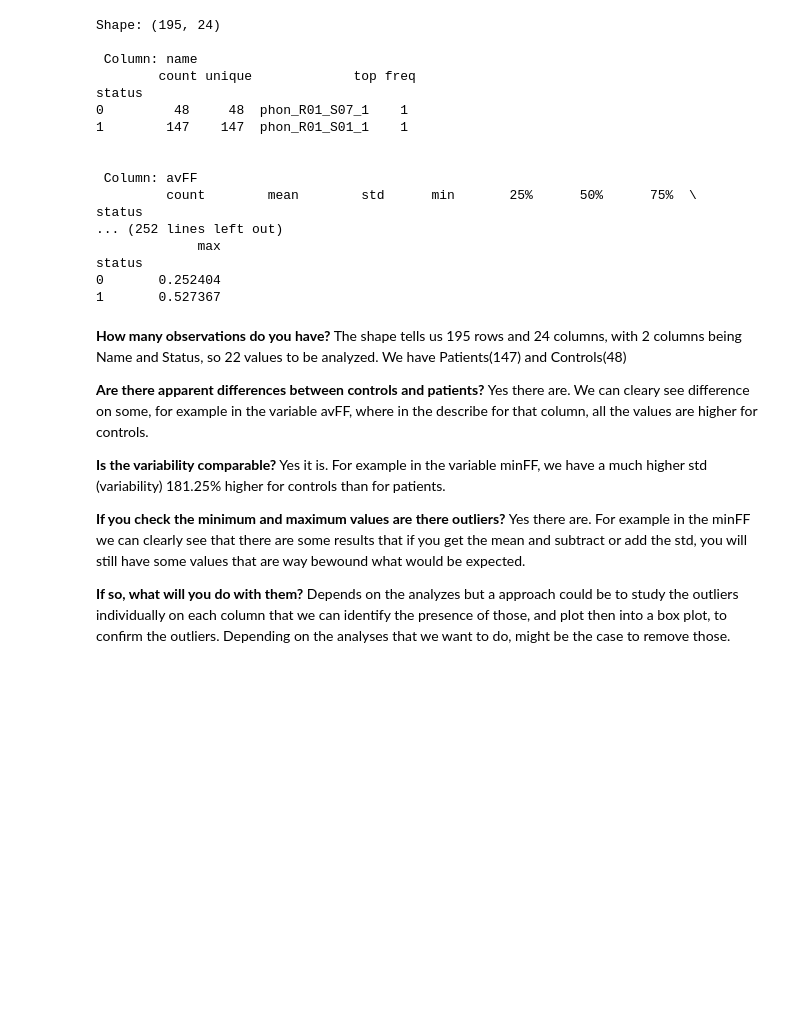
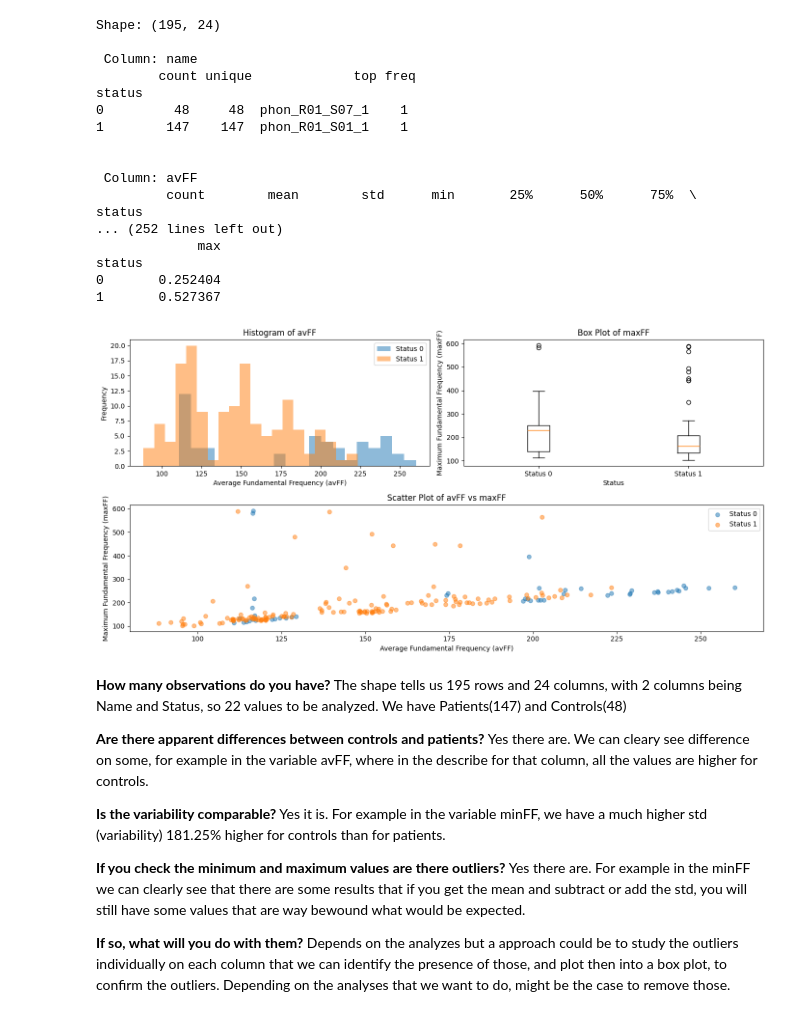
Before and after one commit to felipsant/L5_TeamO_Collaborative_Story, a Jupyter notebook: Collaborative coding.ipynb, the cells around one changed output. Saved outputs shown, nothing was run; the diff lists cells and outputs as text; code cells hidden in the pictures; blank space fills up the shorter version.

```diff
--- a/Collaborative coding.ipynb
+++ b/Collaborative coding.ipynb
@@ -111,6 +113,43 @@ status
 status
 0       0.252404
 1       0.527367
+# %%
+import matplotlib.pyplot as plt
+
+# Ensure that your DataFrame is named 'df' and has been correctly loaded
+
+# Histogram for avFF
+plt.figure(figsize=(14, 7))
+
+# First subplot: Histogram of avFF
+plt.subplot(2, 2, 1)
+plt.hist(df[df['status'] == '0']['avFF'], bins=20, alpha=0.5, label='Status 0')
+plt.hist(df[df['status'] == '1']['avFF'], bins=20, alpha=0.5, label='Status 1')
+plt.xlabel('Average Fundamental Frequency (avFF)')
+plt.ylabel('Frequency')
+plt.title('Histogram of avFF')
+plt.legend()
+
+# Second subplot: Box plot for maxFF
+plt.subplot(2, 2, 2)
+plt.boxplot([df[df['status'] == '0']['maxFF'], df[df['status'] == '1']['maxFF']], labels=['Status 0', 'Status 1'])
+plt.xlabel('Status')
+plt.ylabel('Maximum Fundamental Frequency (maxFF)')
+plt.title('Box Plot of maxFF')
+
+# Third subplot: Scatter plot for avFF vs maxFF
+plt.subplot(2, 1, 2)
+plt.scatter(df[df['status'] == '0']['avFF'], df[df['status'] == '0']['maxFF'], alpha=0.5, label='Status 0')
+plt.scatter(df[df['status'] == '1']['avFF'], df[df['status'] == '1']['maxFF'], alpha=0.5, label='Status 1')
+plt.xlabel('Average Fundamental Frequency (avFF)')
+plt.ylabel('Maximum Fundamental Frequency (maxFF)')
+plt.title('Scatter Plot of avFF vs maxFF')
+plt.legend()
+
+plt.tight_layout()
+plt.show()
+# %% [output]
+[figure, added]
 # %% [markdown]
 <b>How many observations do you have?</b>
 The shape tells us 195 rows and 24 columns, with 2 columns being Name and Status, so 22 values to be analyzed.
```
Also changed, not shown: parts of 3 cells of this notebook.
